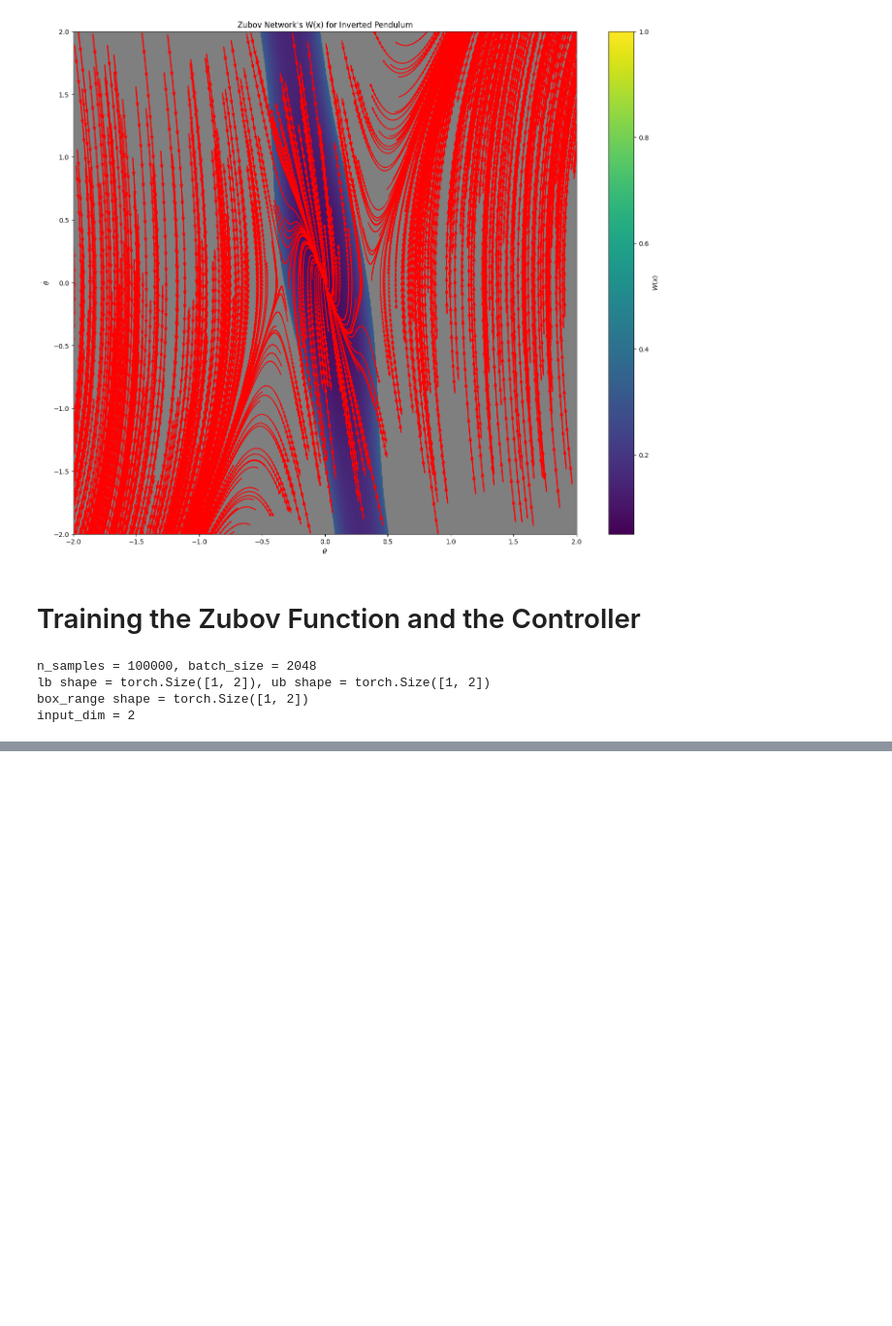
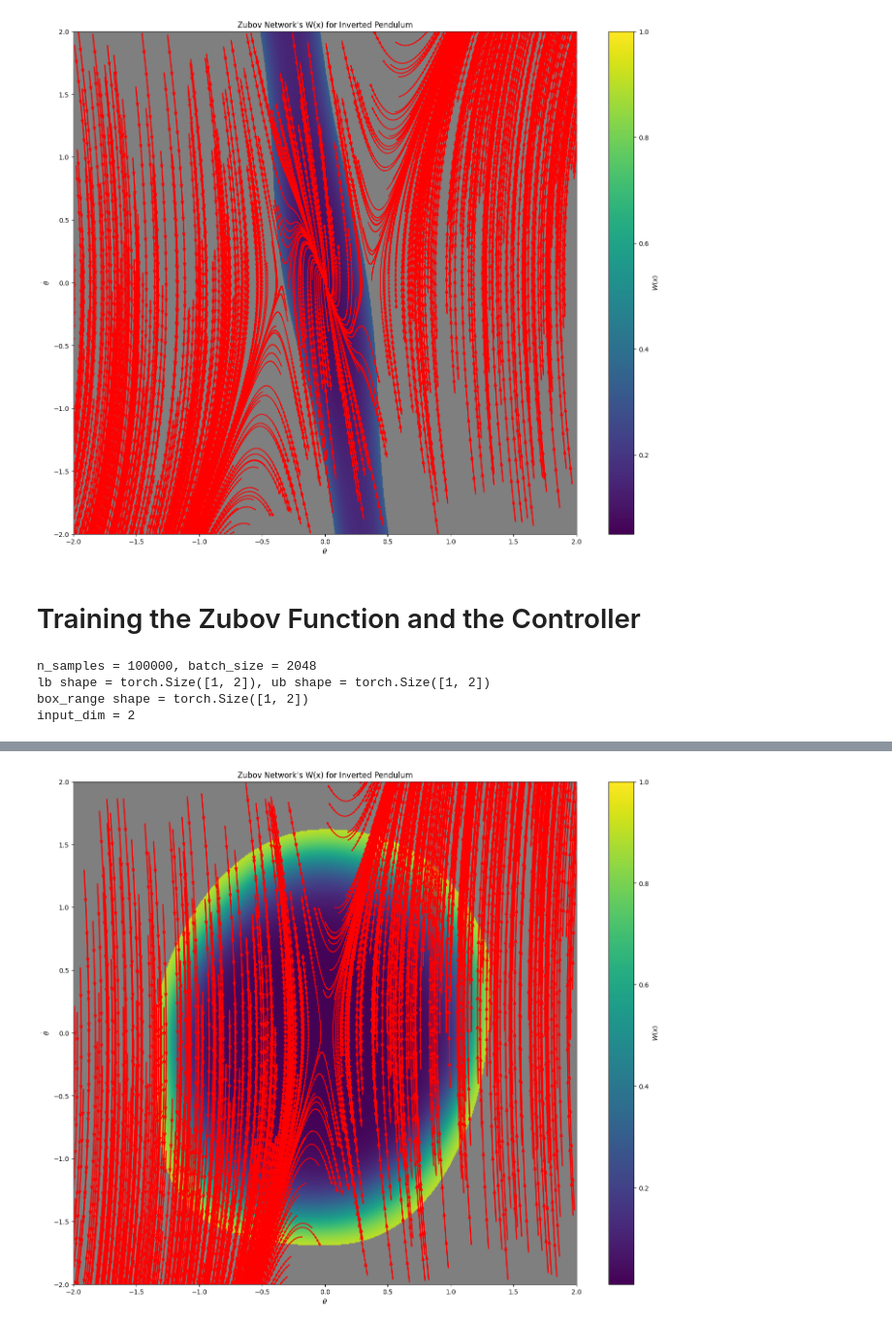
Before and after one commit to jorgejc2/ISS_Lyapunov_Stable_NN_Controllers, a Jupyter notebook: SimpleExamples/inverted_pendulum_plots/inverted_pendulum.ipynb, the cells around one changed output, grey strips where cells are left out. Shown at 97% size. Cells and saved outputs as stored; diff of their text form; code cells hidden in the pictures; blank space fills up the shorter version.

Commit message:
Set up structure for zubov network and controller to be trained with different parameters

```diff
--- a/SimpleExamples/inverted_pendulum_plots/inverted_pendulum.ipynb
+++ b/SimpleExamples/inverted_pendulum_plots/inverted_pendulum.ipynb
@@ -648,6 +654,7 @@ def train_zubov_framework(net: ZubovNetwork, zubov_dataset: Dataset, train_loade
         all_loss_r.append(loss_r)
         all_loss_p.append(loss_p)
         all_loss_b.append(loss_b)
+        all_loss_c.append(loss_c)
         # update tqdm bar
         epoch_details = {
             "Epoch loss": epoch_loss,
@@ -759,7 +766,7 @@ def plot_zubov_heatmap(fig, ax, net: ZubovNetwork, lb_np: ndarray, ub_np: ndarra
     traj_ub = torch.tensor((x_lim[1], y_lim[1]), **set_t).reshape(1, -1)
     traj_range = (traj_ub - traj_lb)
     rand_init = torch.rand((num_traj, 2)).to(**set_t) * traj_range + traj_lb
-    traj_torch = pendulum_continuous.forward_trajectory(rand_init, lqr_controller, traj_steps)
+    traj_torch = pendulum_continuous.forward_trajectory(rand_init, net.controller, traj_steps)
     traj_torch = torch.cat((rand_init.unsqueeze(1), traj_torch), dim=1)
     traj_np = to_numpy(traj_torch) # shape (num_traj, traj_steps, 2)
 
@@ -803,12 +810,25 @@ plt.show()
 # run the training procedure but now include the NN controller
 # initialize neural networks
 zubov_nn_args = {
+    # structure arguments
     "width": 64,
     "n_layers": 3,
     "input_dim": pendulum_continuous.nx,
     "output_dim": 1,
     "act": "tanh",
-    "final_act": "sigmoid" # use tanh for training, but sigmoid for evaluation
+    "final_act": "sigmoid",
+    # training arguments
+    "optimizer": torch.optim.Adam,
+    "optimizer_parameters": {
+        "lr": 1e-3,
+        "weight_decay": 1e-5,
+    },
+    "learning_rate_scheduler": "step",
+    "learning_rate_parameters": {
+        "step_size": 25,
+        "gamma": 0.1,
+        "final_lrate": 8e-4,
+    },
 }
 zubov_nn = GeneralNeuralNetwork(**zubov_nn_args)
 
@@ -820,7 +840,20 @@ if train_controller:
         "input_dim": pendulum_continuous.nx,
         "output_dim": pendulum_continuous.nu,
         "act": "tanh",
-        "final_act": "tanh" # use tanh for training, but sigmoid for evaluation
+        "final_act": "tanh",
+        "output_scalar": mgl_3,
+        # training_arguments
+        "optimizer": torch.optim.Adam,
+        "optimizer_parameters": {
+            "lr": 1e-1,
+            "weight_decay": 1e-5,
+        },
+        "learning_rate_scheduler": "step",
+        "learning_rate_parameters": {
+            "step_size": 25,
+            "gamma": 0.1,
+            "final_lrate": 8e-4,
+        },
     }
     zubov_controller = GeneralNeuralNetwork(**controller_nn_args).to(**set_t)
 else:
@@ -840,16 +873,8 @@ common_args = {
 zubov_args = {
     "train_controller": train_controller,
     "alpha": 0.05,
-    "lrate": 1e-3,
-    "final_lrate": 8e-4,
     "barrier_scale": 1.,
     "max_steps": int(5e3),
-    "weight_decay": 1e-5,
-    # "clip_gradient_norm": 1.0,
-    "step_size": 25,
-    "gamma": 0.1,
-    "scheduler_type": "step",
-    # "scheduler_type": "linear",
     # "c1": 1e3, "c2": 2e3, "c3": 1e3, "c4": 0,
     "c1": 5e1, "c2": 3e3, "c3": 1e2, "c4": 1e1, "c5": 1e2,
 }
@@ -905,16 +931,18 @@ Beginning training of Zubov Network...
 # %%
 fig, axs = plt.subplots(nrows=1, ncols=1, figsize=(18, 14))
 # axs = axs.flatten()
 
 dim_samples = 1000
 lb_np = to_numpy(common_args['lb'])
 ub_np = to_numpy(common_args['ub'])
 x_lim = (-2, 2)
 y_lim = (-2, 2)
-thresholds = (0.3, .95)
+thresholds = (0.9, .95)
 # for ax, net, title, threshold in zip(axs, (zubov_network, zubov_siren_network), ("Zubov Network", "Zubov SIREN Network"), thresholds):
 # zubov_network.zubov_fn.final_act = "tanh" # swap final activation to ensure W(x) \in (0, 1)
 for ax, net, title, threshold in zip((axs,), (zubov_network,), ("Zubov Network",), (thresholds[0],)):
     plot_zubov_heatmap(fig, ax, net, lb_np, ub_np, threshold, dim_samples, x_lim, y_lim, title)
 
 plt.show()
+# %% [output]
+[figure, added]
```
Also changed, not shown: parts of 4 cells of this notebook, 2 other files.
